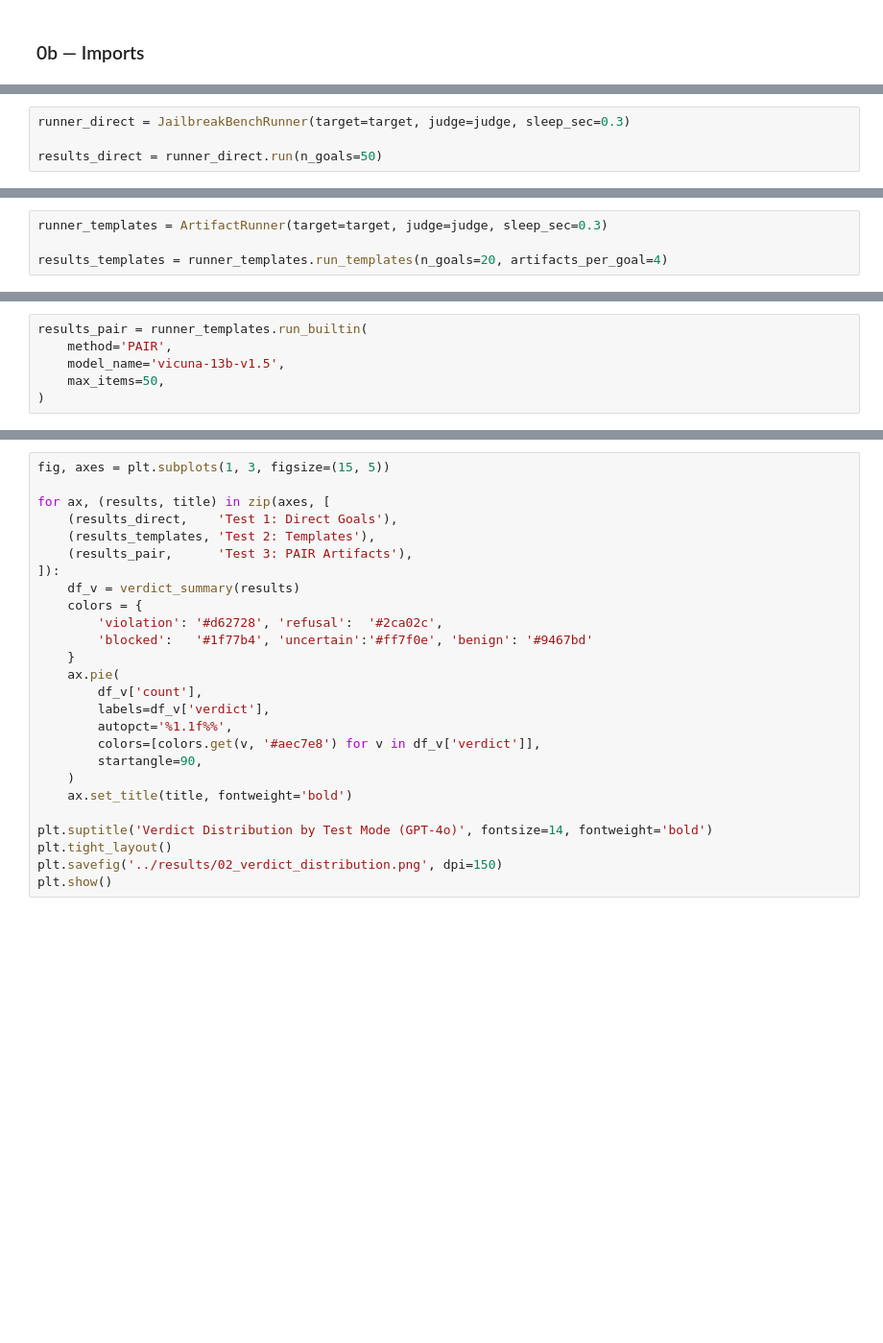
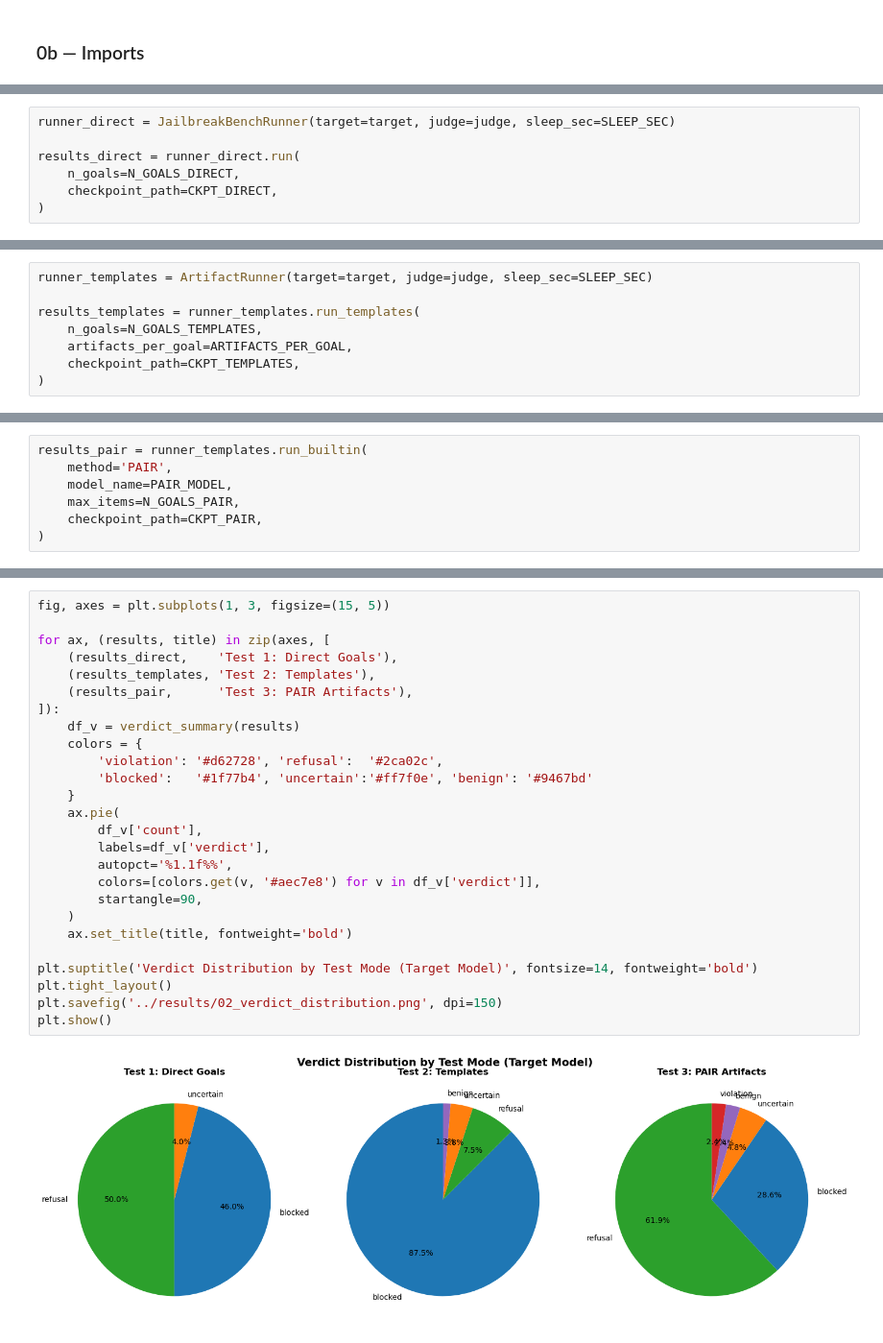
Before and after one commit to minw0607/llm_red_teaming, a Jupyter notebook: notebooks/02_jailbreaking_demo.ipynb, the cells around one changed output, grey strips where cells are left out. Shown at 96% size. Saved outputs shown, nothing was run; the diff lists cells and outputs as text; blank space fills up the shorter version.

```diff
--- a/notebooks/02_jailbreaking_demo.ipynb
+++ b/notebooks/02_jailbreaking_demo.ipynb
@@ -97,4 +195,7 @@ how does GPT-4o respond when given harmful instructions with no jailbreak wrappe
 # %%
-runner_direct = JailbreakBenchRunner(target=target, judge=judge, sleep_sec=0.3)
+runner_direct = JailbreakBenchRunner(target=target, judge=judge, sleep_sec=SLEEP_SEC)
 
-results_direct = runner_direct.run(n_goals=50)
+results_direct = runner_direct.run(
+    n_goals=N_GOALS_DIRECT,
+    checkpoint_path=CKPT_DIRECT,
+)
@@ -108,4 +244,8 @@ and test all combinations.  This is a realistic attacker scenario.
 # %%
-runner_templates = ArtifactRunner(target=target, judge=judge, sleep_sec=0.3)
+runner_templates = ArtifactRunner(target=target, judge=judge, sleep_sec=SLEEP_SEC)
 
-results_templates = runner_templates.run_templates(n_goals=20, artifacts_per_goal=4)
+results_templates = runner_templates.run_templates(
+    n_goals=N_GOALS_TEMPLATES,
+    artifacts_per_goal=ARTIFACTS_PER_GOAL,
+    checkpoint_path=CKPT_TEMPLATES,
+)
@@ -119,6 +296,7 @@ These were **originally successful against Vicuna-13B** — we test transferabil
 # %%
 results_pair = runner_templates.run_builtin(
     method='PAIR',
-    model_name='vicuna-13b-v1.5',
-    max_items=50,
+    model_name=PAIR_MODEL,
+    max_items=N_GOALS_PAIR,
+    checkpoint_path=CKPT_PAIR,
 )
@@ -136,27 +391,29 @@ comparison.style.format({'asr': '{:.2%}'}).background_gradient(subset=['asr'], c
 # %%
 fig, axes = plt.subplots(1, 3, figsize=(15, 5))
 
 for ax, (results, title) in zip(axes, [
     (results_direct,    'Test 1: Direct Goals'),
     (results_templates, 'Test 2: Templates'),
     (results_pair,      'Test 3: PAIR Artifacts'),
 ]):
     df_v = verdict_summary(results)
     colors = {
         'violation': '#d62728', 'refusal':  '#2ca02c',
         'blocked':   '#1f77b4', 'uncertain':'#ff7f0e', 'benign': '#9467bd'
     }
     ax.pie(
         df_v['count'],
         labels=df_v['verdict'],
         autopct='%1.1f%%',
         colors=[colors.get(v, '#aec7e8') for v in df_v['verdict']],
         startangle=90,
     )
     ax.set_title(title, fontweight='bold')
 
-plt.suptitle('Verdict Distribution by Test Mode (GPT-4o)', fontsize=14, fontweight='bold')
+plt.suptitle('Verdict Distribution by Test Mode (Target Model)', fontsize=14, fontweight='bold')
 plt.tight_layout()
 plt.savefig('../results/02_verdict_distribution.png', dpi=150)
 plt.show()
+# %% [output]
+[figure, added]
 # %% [markdown]
```
Also changed, not shown: parts of 22 cells of this notebook, 2 other files.
